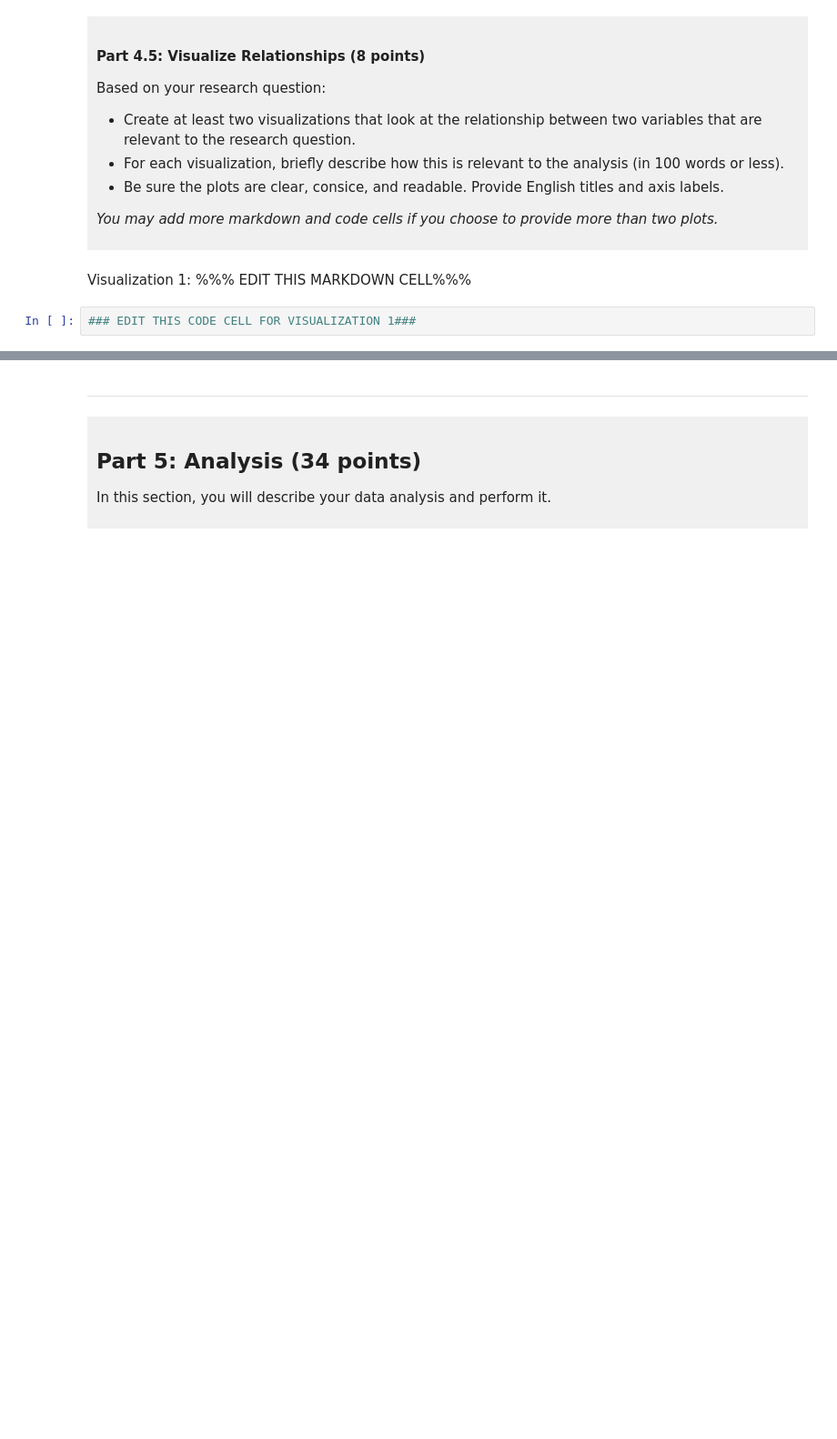
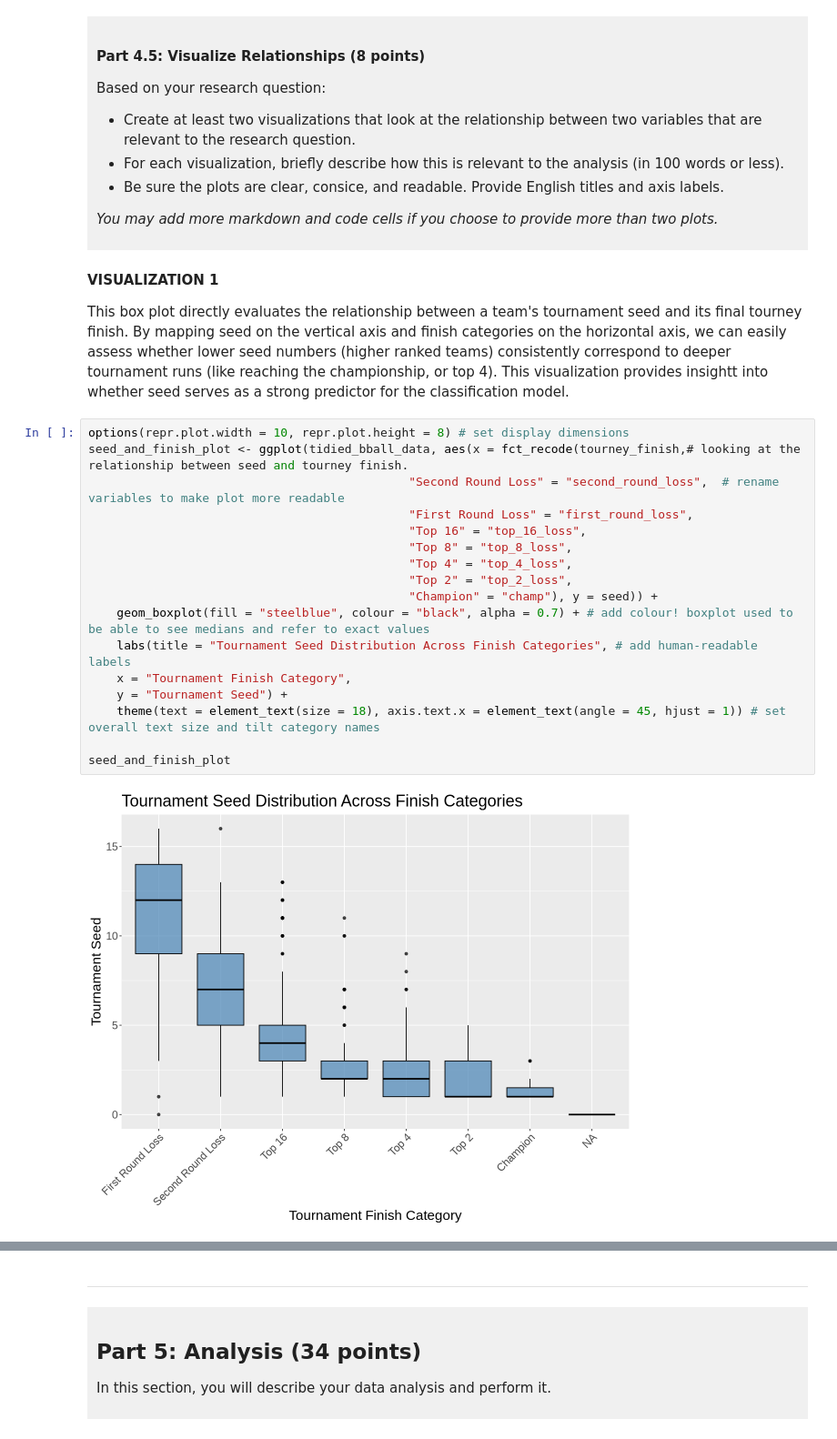
Before and after one commit to kaysxr/dsci-100-project-kayser-lally, a Jupyter notebook: dsci-100-project-notebook.ipynb, the cells around one changed output, grey strips where cells are left out. Shown at 91% size. Drawn from its saved outputs; the diff is of its cells as text; blank space fills up the shorter version.

```diff
--- a/dsci-100-project-notebook.ipynb
+++ b/dsci-100-project-notebook.ipynb
@@ -314,7 +382,26 @@ Based on your research question:
 *You may add more markdown and code cells if you choose to provide more than two plots.*
 </div>
 # %% [markdown]
-Visualization 1: %%% EDIT THIS MARKDOWN CELL%%%
+**VISUALIZATION 1**
+
+This box plot directly evaluates the relationship between a team's tournament seed and its final tourney finish. By mapping seed on the vertical axis and finish categories on the horizontal axis, we can easily assess whether lower seed numbers (higher ranked teams) consistently correspond to deeper tournament runs (like reaching the championship, or top 4). This visualization provides insightt into whether seed serves as a strong predictor for the classification model.
 # %%
-### EDIT THIS CODE CELL FOR VISUALIZATION 1###
+options(repr.plot.width = 10, repr.plot.height = 8) # set display dimensions
+seed_and_finish_plot <- ggplot(tidied_bball_data, aes(x = fct_recode(tourney_finish,# looking at the relationship between seed and tourney finish.
+                                             "Second Round Loss" = "second_round_loss",  # rename variables to make plot more readable
+                                             "First Round Loss" = "first_round_loss",
+                                             "Top 16" = "top_16_loss",
+                                             "Top 8" = "top_8_loss",
+                                             "Top 4" = "top_4_loss",
+                                             "Top 2" = "top_2_loss",
+                                             "Champion" = "champ"), y = seed)) +
+    geom_boxplot(fill = "steelblue", colour = "black", alpha = 0.7) + # add colour! boxplot used to be able to see medians and refer to exact values
+    labs(title = "Tournament Seed Distribution Across Finish Categories", # add human-readable labels
+    x = "Tournament Finish Category",
+    y = "Tournament Seed") +
+    theme(text = element_text(size = 18), axis.text.x = element_text(angle = 45, hjust = 1)) # set overall text size and tilt category names
+
+seed_and_finish_plot
+# %% [output]
+[figure, added]
 # %% [markdown]
```
Also changed, not shown: parts of 12 cells of this notebook.
